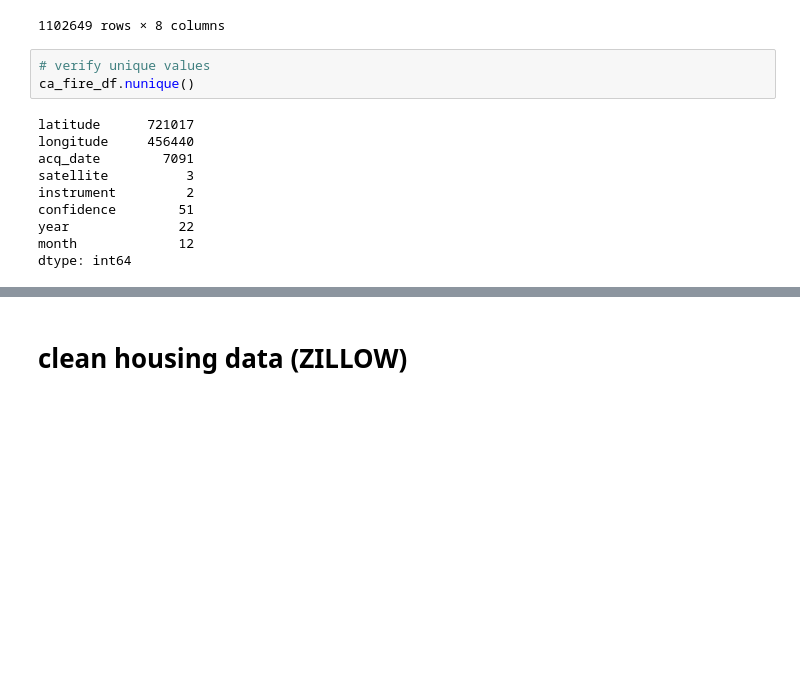
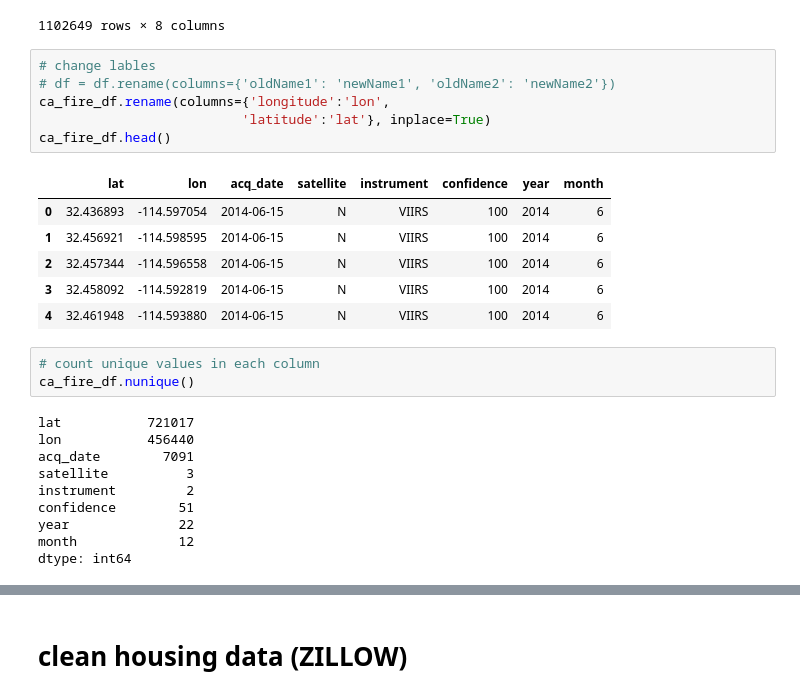
Before and after one commit to speddings/crime_housing_analysis, a Jupyter notebook: crime_housing_data.ipynb, the cells around one changed output, grey strips where cells are left out. Drawn from its saved outputs; the diff is of its cells as text; blank space fills up the shorter version.

```diff
--- a/crime_housing_data.ipynb
+++ b/crime_housing_data.ipynb
@@ -154,12 +154,25 @@ ca_fire_df.dropna()
 | 1102647 | 41.999969 | -120.648338 | 2012-08-14 | N | VIIRS | 50 | 2012 | 8 |
 | 1102648 | 41.999973 | -123.645943 | 2020-09-11 | N | VIIRS | 50 | 2020 | 9 |
 1102649 rows × 8 columns
+# %%
+# change lables
+# df = df.rename(columns={'oldName1': 'newName1', 'oldName2': 'newName2'})
+ca_fire_df.rename(columns={'longitude':'lon',
+                          'latitude':'lat'}, inplace=True)
+ca_fire_df.head()
+# %% [output]
+|  | lat | lon | acq_date | satellite | instrument | confidence | year | month |
+| 0 | 32.436893 | -114.597054 | 2014-06-15 | N | VIIRS | 100 | 2014 | 6 |
+| 1 | 32.456921 | -114.598595 | 2014-06-15 | N | VIIRS | 100 | 2014 | 6 |
+| 2 | 32.457344 | -114.596558 | 2014-06-15 | N | VIIRS | 100 | 2014 | 6 |
+| 3 | 32.458092 | -114.592819 | 2014-06-15 | N | VIIRS | 100 | 2014 | 6 |
+| 4 | 32.461948 | -114.593880 | 2014-06-15 | N | VIIRS | 100 | 2014 | 6 |
 # %%
-# verify unique values
+# count unique values in each column
 ca_fire_df.nunique()
 # %% [output]
-latitude      721017
-longitude     456440
+lat           721017
+lon           456440
 acq_date        7091
 satellite          3
 instrument         2
```
Also changed, not shown: parts of 16 cells of this notebook.
